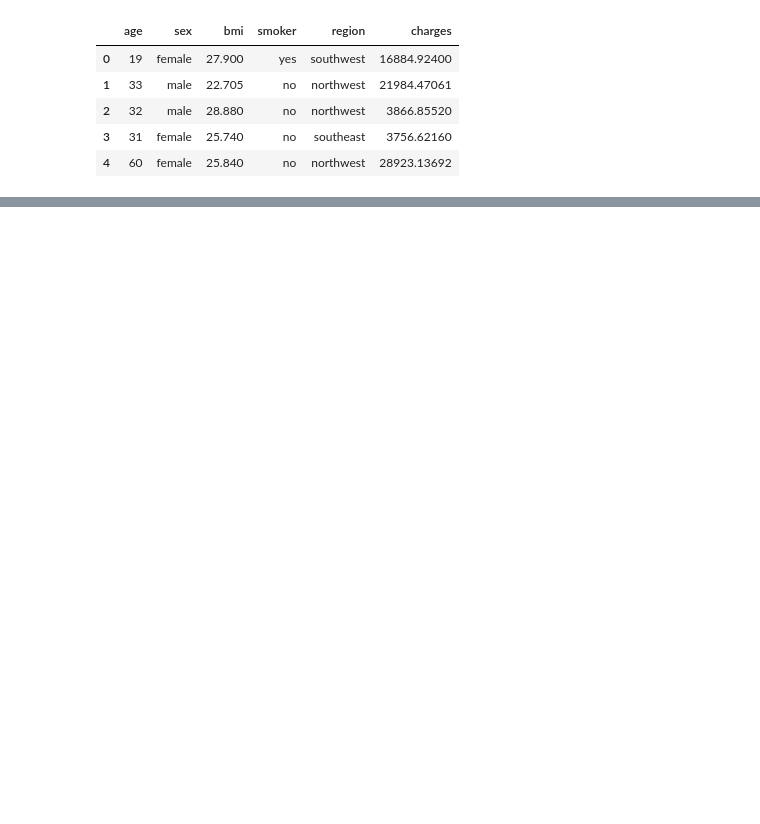
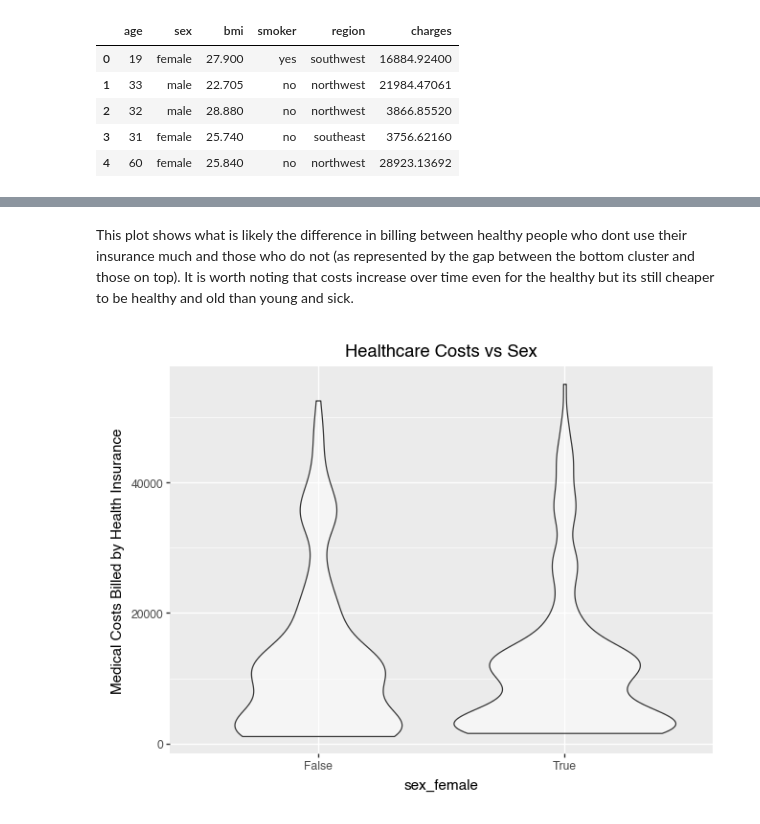
Before and after one commit to PharaohPooh/GSB_544, a Jupyter notebook: Week_6/Lab_5-Insurance_Costs.ipynb, the cells around one changed output, grey strips where cells are left out. Drawn from its saved outputs; the diff is of its cells as text; code cells hidden in the pictures; blank space fills up the shorter version.

```diff
--- a/Week_6/Lab_5-Insurance_Costs.ipynb
+++ b/Week_6/Lab_5-Insurance_Costs.ipynb
@@ -62,0 +110,15 @@ df.head()
+# %% [markdown]
+This plot shows what is likely the difference in billing between healthy people who dont use their insurance much and those who do not (as represented by the gap between the bottom cluster and those on top). It is worth noting that costs increase over time even for the healthy but its still cheaper to be healthy and old than young and sick.
+# %%
+p2 = (p9.ggplot(dat,
+        p9.aes(
+                x='sex_female',
+                y='charges'))
+      + p9.geom_violin(alpha=0.5)
+      + p9.labs(
+                title='Healthcare Costs vs Sex',
+                x='sex_female',
+                y='Medical Costs Billed by Health Insurance'))
+p2
+# %% [output]
+[figure, added]
```
Also changed, not shown: parts of 37 cells of this notebook, 1 other file.
